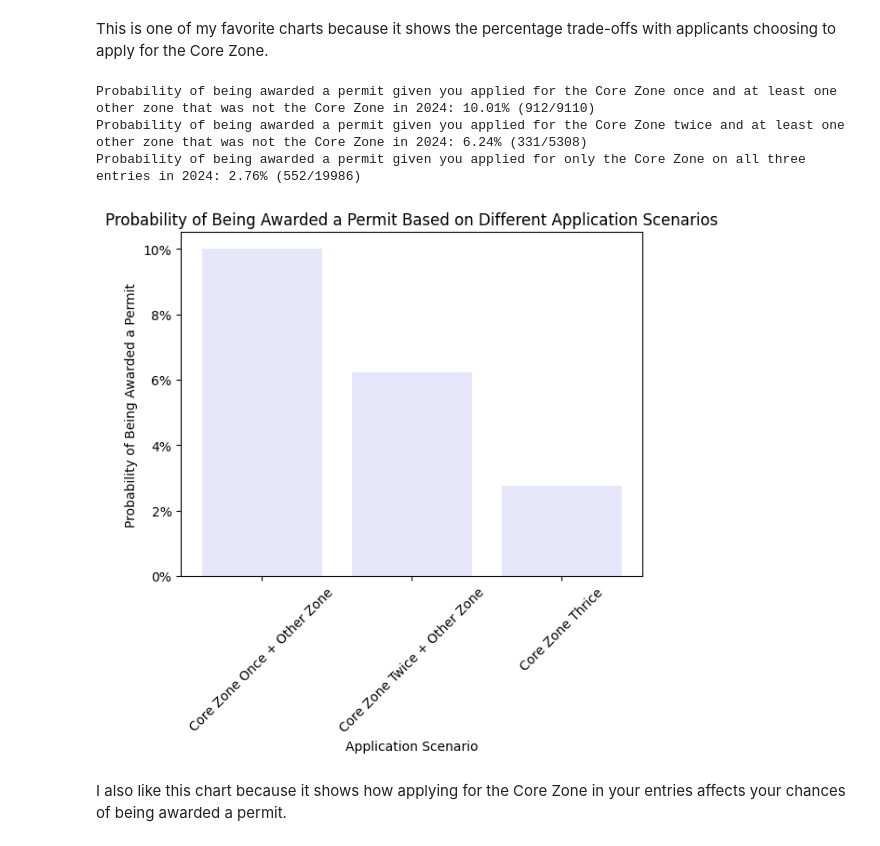
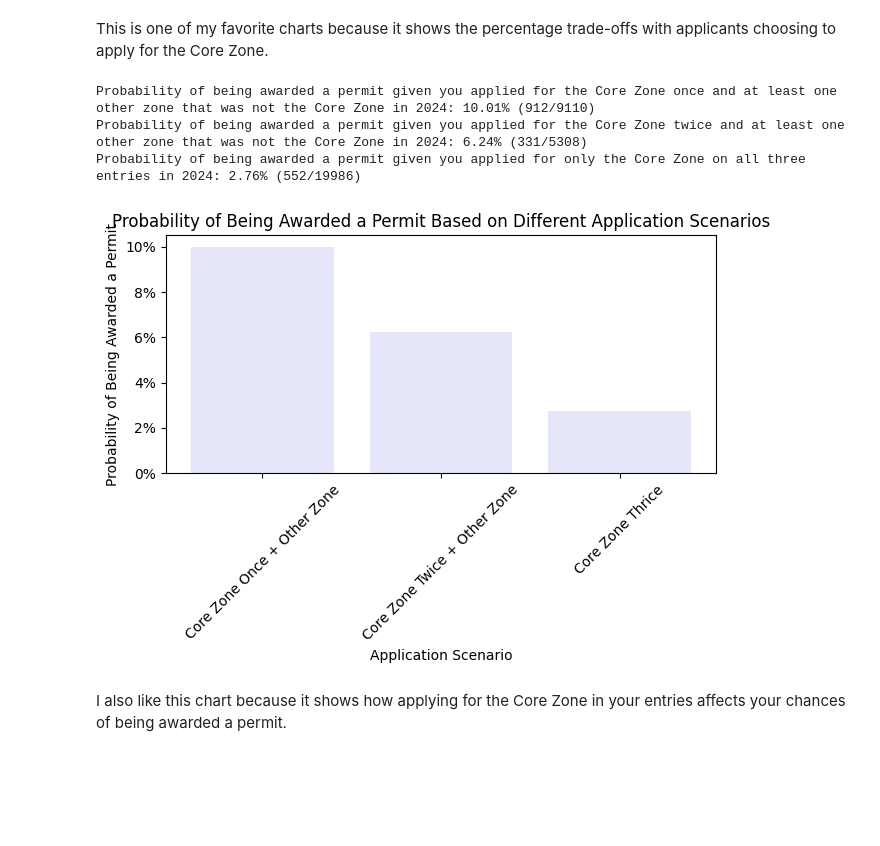
Before and after one commit to jarrett-retz-tech-services/enchantments_lottery, a Jupyter notebook: 2024/analysis.ipynb, the cells around one changed output. Saved outputs shown, nothing was run; the diff lists cells and outputs as text; code cells hidden in the pictures; blank space fills up the shorter version.

```diff
--- a/2024/analysis.ipynb
+++ b/2024/analysis.ipynb
@@ -837,34 +848,39 @@ plt.bar(
         "Core Zone Twice + Other Zone",
         "Core Zone Thrice",
     ],
     [
         probability_applied_awarded_core_zone_once,
         probability_applied_awarded_core_zone_twice,
         probability_applied_awarded_core_zone_all_three,
     ],
     color="lavender",
 )
 
 # Show y-axis as percent out to two decimal places
 plt.gca().set_yticklabels(["{:.0f}%".format(x * 100) for x in plt.gca().get_yticks()])
 
 # Rotate labels on x-axis
 plt.xticks(rotation=45)
 
 plt.xlabel("Application Scenario")
 
 plt.ylabel("Probability of Being Awarded a Permit")
 
 plt.title(
     "Probability of Being Awarded a Permit Based on Different Application Scenarios"
 )
 
+plt.tight_layout()
+
+# Save to png
+plt.savefig("probability_awarded_permit_scenarios.png")
+
 plt.show()
 # %% [output]
 Probability of being awarded a permit given you applied for the Core Zone once and at least one other zone that was not the Core Zone in 2024: 10.01% (912/9110)
 Probability of being awarded a permit given you applied for the Core Zone twice and at least one other zone that was not the Core Zone in 2024: 6.24% (331/5308)
 Probability of being awarded a permit given you applied for only the Core Zone on all three entries in 2024: 2.76% (552/19986)
-[figure, old version]
+[figure, new version]
 # %% [markdown]
 I also like this chart because it shows how applying for the Core Zone in your entries affects your chances of being awarded a permit.
 # %%
```
Also changed, not shown: parts of 26 cells of this notebook.
